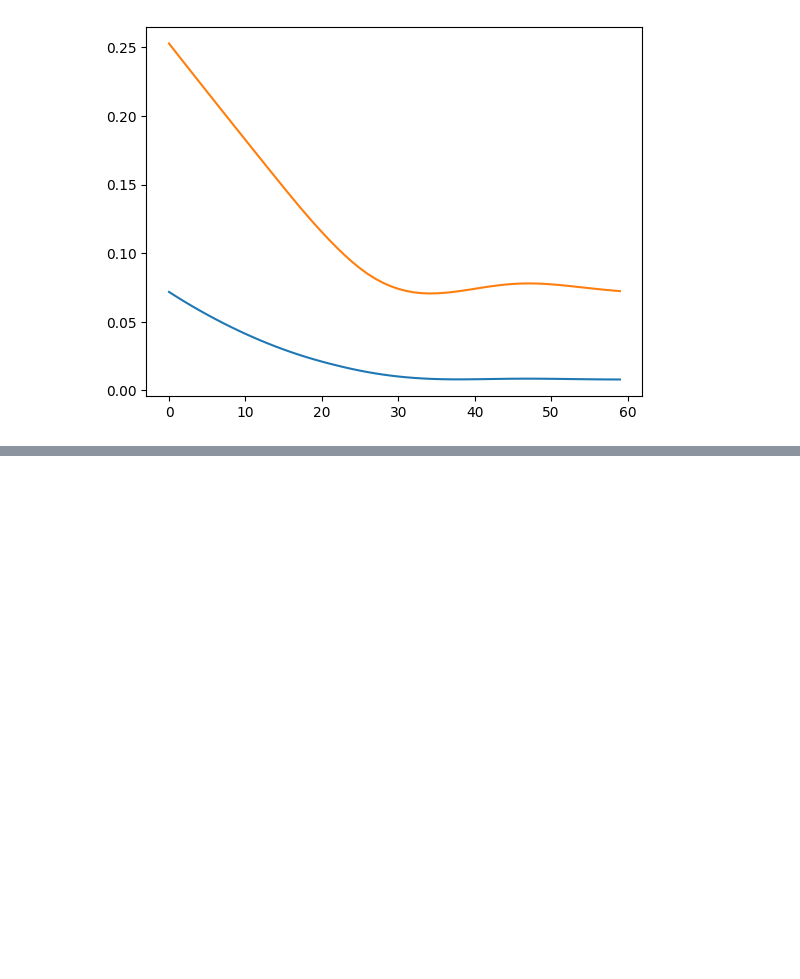
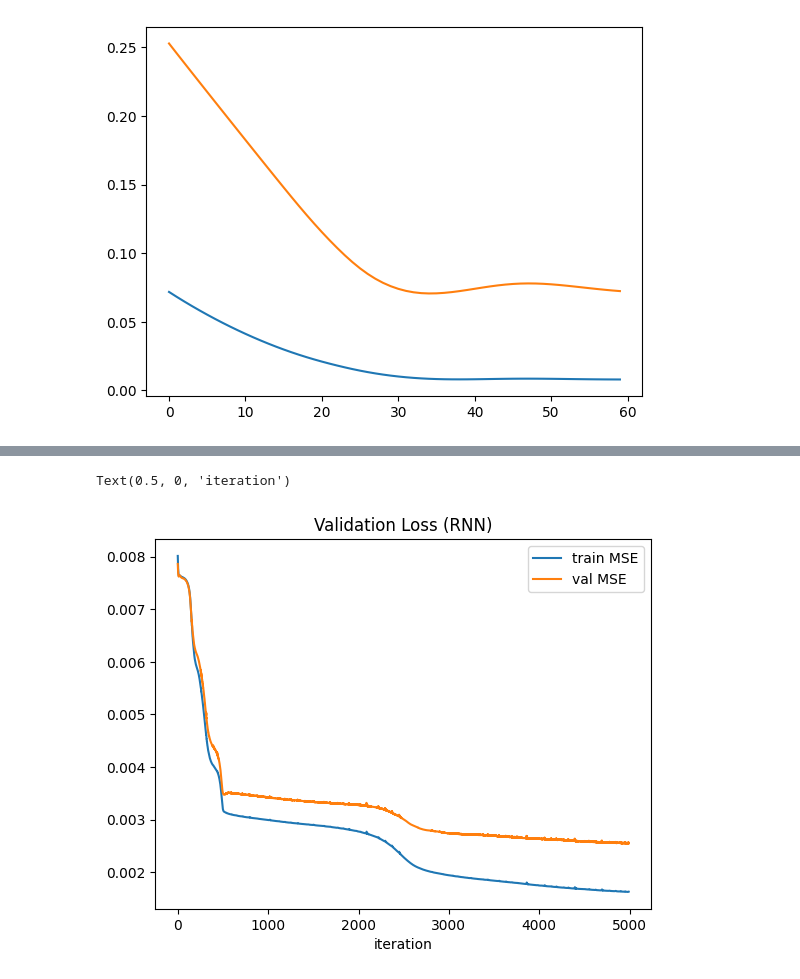
Before and after one commit to g-lago8/ComputationalNeuroScience, a Jupyter notebook: LAB3/assignment3.ipynb, the cells around one changed output, grey strips where cells are left out. Saved outputs shown, nothing was run; the diff lists cells and outputs as text; code cells hidden in the pictures; blank space fills up the shorter version.

```diff
--- a/LAB3/assignment3.ipynb
+++ b/LAB3/assignment3.ipynb
@@ -366,5 +361,5 @@ plt.imshow(model.linear.weight.detach().numpy())
 # %%
 model = TransducerRNN(1, 10, 1, rnn_layers=1)
-optimizer = torch.optim.Adam(model.parameters(), lr =1e-4, weight_decay= 0)
+optimizer = torch.optim.Adam(model.parameters(), lr =1e-3, weight_decay= 1e-6)
 loss = torch.nn.MSELoss()
 mae =torch.nn.L1Loss()
@@ -374,7 +366,11 @@ val_maes_rnn=[]
+# %%
+train_losses_rnn =[]
+val_losses_rnn=[]
+val_maes_rnn=[]
 # %%
 
 # training loop
-epochs =1000
+epochs =5000
 h_last= None # first hidden state
 for epoch in range(epochs):
     optimizer.zero_grad()
@@ -389,17 +385,19 @@ for epoch in range(epochs):
     optimizer.step()
     running_loss = running_loss/x_train.shape[0]
     print(f'Training loss: {running_loss}')
+    train_losses_rnn.append(running_loss.detach())
 
 
     # validation
-    y_hat, _ = model(x_val)
-    val_loss = loss( y_hat, y_val.T)
-    val_mae = mae(y_hat, y_val.T)
-    val_losses_rnn.append(val_loss.detach())
-    val_maes_rnn.append(val_mae.detach())
-    print(f'Validation loss: {val_loss}')
-    print(f'MAE: {val_mae}')
-    print('Relative MAE: ', val_mae / y_val.abs().mean())
+    with torch.no_grad():
+        y_hat, _ = model(x_val)
+        val_loss = loss( y_hat, y_val.T)
+        val_mae = mae(y_hat, y_val.T)
+        val_losses_rnn.append(val_loss.detach())
+        val_maes_rnn.append(val_mae.detach())
+        print(f'Validation loss: {val_loss}')
+        print(f'MAE: {val_mae}')
+        print('Relative MAE: ', val_mae / y_val.abs().mean())
 # %% [output]
 Epoch 0
 torch.Size([4000, 10])
@@ -421,0 +419,9 @@ KeyboardInterrupt:
+# %%
+plt.plot((np.array(train_losses_rnn[10:])), label='train MSE')
+plt.plot((np.array(val_losses_rnn[10:])), label='val MSE')
+plt.legend()
+plt.title('Validation Loss (RNN)')
+plt.xlabel('iteration')
+# %% [output]
+Text(0.5, 0, 'iteration')
+[figure, added]
```
Also changed, not shown: parts of 12 cells of this notebook.
